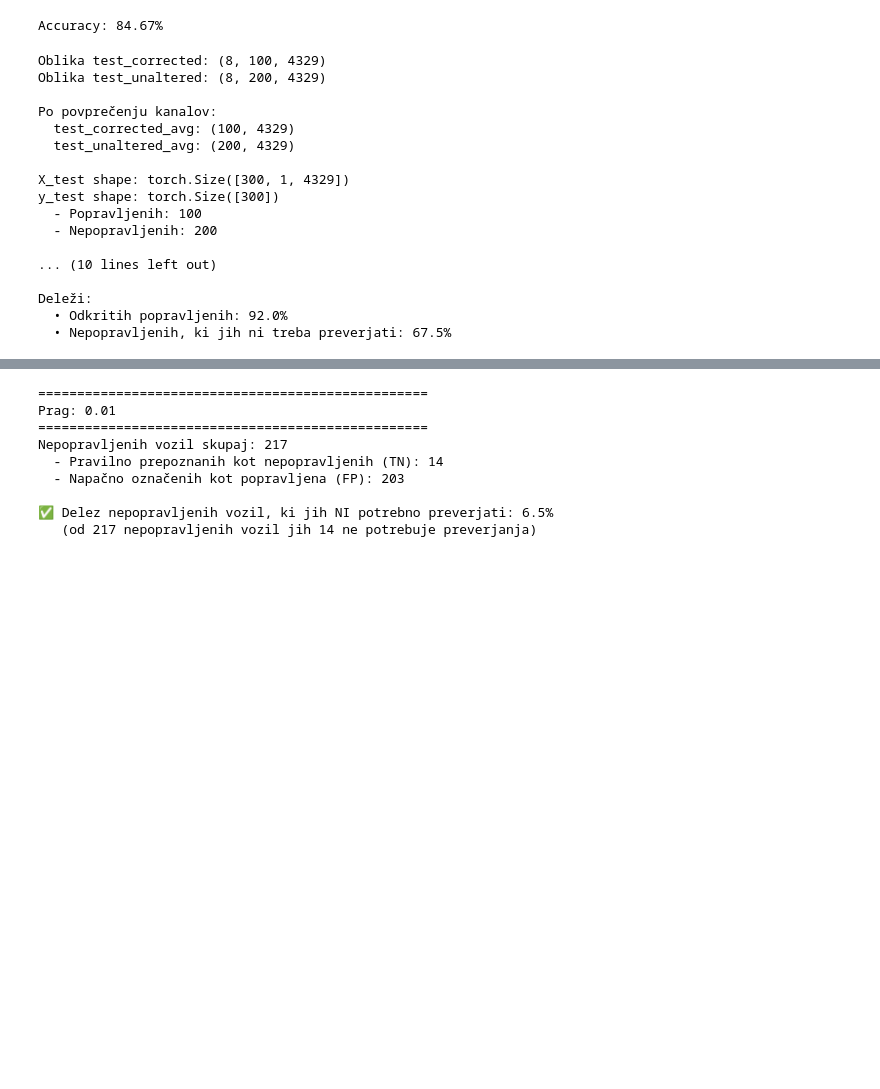
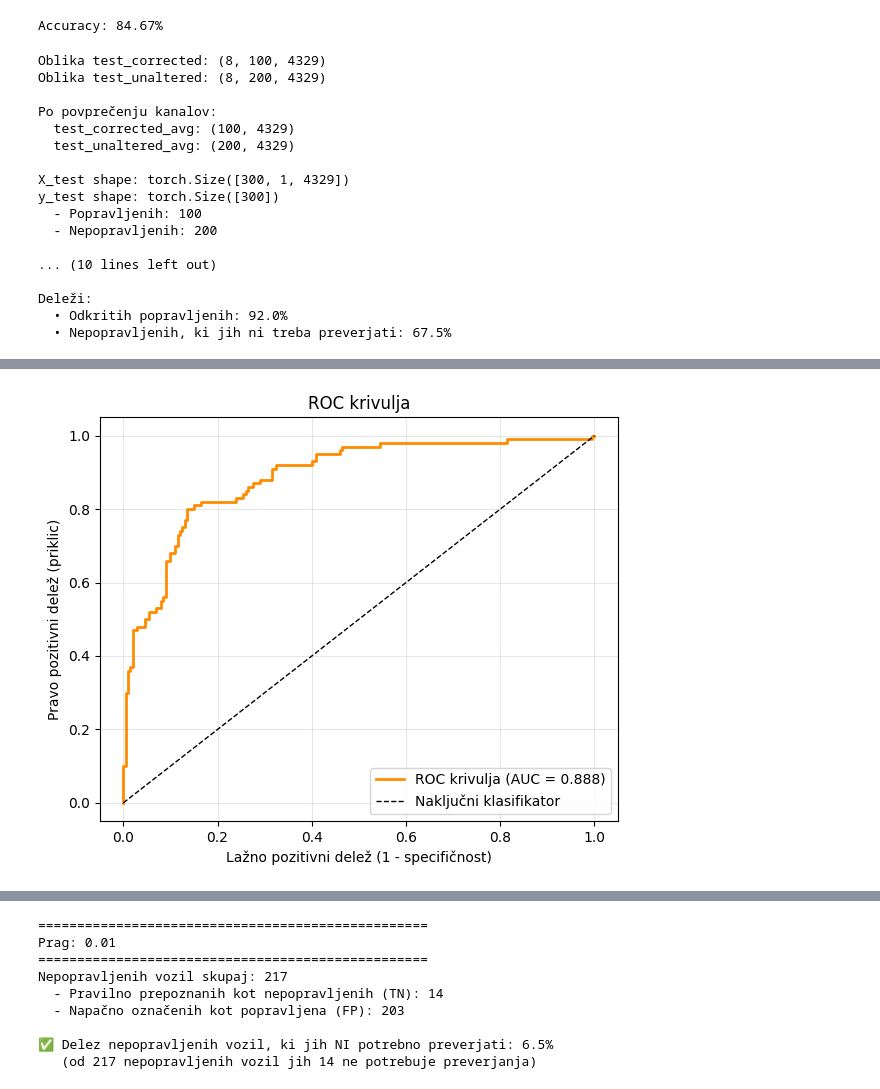
Before and after one commit to MartinKonecnik/magistrska, a Jupyter notebook: main.ipynb, the cells around one changed output, grey strips where cells are left out. Drawn from its saved outputs; the diff is of its cells as text; code cells hidden in the pictures; blank space fills up the shorter version.

Commit message:
Add ROC, PR and recall graphs

```diff
--- a/main.ipynb
+++ b/main.ipynb
@@ -589,0 +570,84 @@ REZULTATI PRI RAZLIČNIH PRAGOVIH (TESTNI PODATKI)
+# %%
+# ============================================================================
+# CELICA 7.3 - Analiza za magistrsko nalogo (ROC, PR z AP, priporočen prag)
+# ============================================================================
+
+import numpy as np
+import matplotlib.pyplot as plt
+from sklearn.metrics import roc_curve, auc, precision_recall_curve, average_precision_score
+
+# ---- 1. Priprava podatkov ----
+model.eval()
+
+test_corrected_avg = np.mean(test_corrected, axis=0)
+test_unaltered_avg = np.mean(test_unaltered, axis=0)
+
+X_test = np.vstack((test_corrected_avg, test_unaltered_avg))
+y_test = np.array([1] * len(test_corrected_avg) + [0] * len(test_unaltered_avg))
+
+X_test_tensor = torch.from_numpy(X_test).unsqueeze(1).float().to(device)
+y_test_tensor = torch.from_numpy(y_test).to(device)
+
+with torch.no_grad():
+    probabilities = torch.sigmoid(model(X_test_tensor)).cpu().numpy().flatten()
+
+y_true = y_test_tensor.cpu().numpy().flatten()
+
+# ---- 2. ROC krivulja z AUC ----
+fpr, tpr, _ = roc_curve(y_true, probabilities)
+roc_auc = auc(fpr, tpr)
+
+plt.figure(figsize=(6, 5))
+plt.plot(fpr, tpr, color='darkorange', linewidth=2, label=f'ROC krivulja (AUC = {roc_auc:.3f})')
+plt.plot([0, 1], [0, 1], 'k--', linewidth=1, label='Naključni klasifikator')
+plt.xlabel('Lažno pozitivni delež (1 - specifičnost)')
+plt.ylabel('Pravo pozitivni delež (priklic)')
+plt.title('ROC krivulja')
+plt.legend(loc='lower right')
+plt.grid(alpha=0.3)
+plt.tight_layout()
+plt.show()
+
+# ---- 3. PR krivulja z AP (povprečna preciznost) ----
+precision, recall, _ = precision_recall_curve(y_true, probabilities)
+ap_score = average_precision_score(y_true, probabilities)
+baseline = np.sum(y_true) / len(y_true)
+
+plt.figure(figsize=(6, 5))
+plt.plot(recall, precision, color='green', linewidth=2, label=f'PR krivulja (AP = {ap_score:.3f})')
+plt.axhline(y=baseline, color='black', linestyle='--', linewidth=1, label=f'Naključni klasifikator')
+plt.xlabel('Priklic (Recall)')
+plt.ylabel('Preciznost (Precision)')
+plt.title('PR krivulja')
+plt.legend(loc='lower left')
+plt.grid(alpha=0.3)
+plt.tight_layout()
+plt.show()
+
+# ---- 4. Krivulja priklica v odvisnosti od praga (za optimizacijo FN) ----
+thresholds = np.linspace(0.00, 1.00, 100)
+recalls = []
+specificities = []
+fn_counts = []
+
+for threshold in thresholds:
+    predictions = (probabilities > threshold).astype(int)
+    tn, fp, fn, tp = confusion_matrix(y_true, predictions).ravel()
+    recall = tp / (tp + fn) if (tp + fn) > 0 else 0
+    specificity = tn / (tn + fp) if (tn + fp) > 0 else 0
+    recalls.append(recall)
+    specificities.append(specificity)
+    fn_counts.append(fn)
+
+plt.figure(figsize=(6, 5))
+plt.plot(thresholds, recalls, 'b-', linewidth=2, label='Priklic (Recall)')
+plt.xlabel('Prag', fontsize=12)
+plt.ylabel('Vrednost', fontsize=12)
+plt.title('Priklic v odvisnosti od praga', fontsize=14)
+plt.legend(loc='upper right')
+plt.grid(alpha=0.3)
+plt.ylim(0, 1.05)
+plt.tight_layout()
+plt.show()
+# %% [output]
+[figure, added]
```
Also changed, not shown: parts of 2 cells of this notebook.
